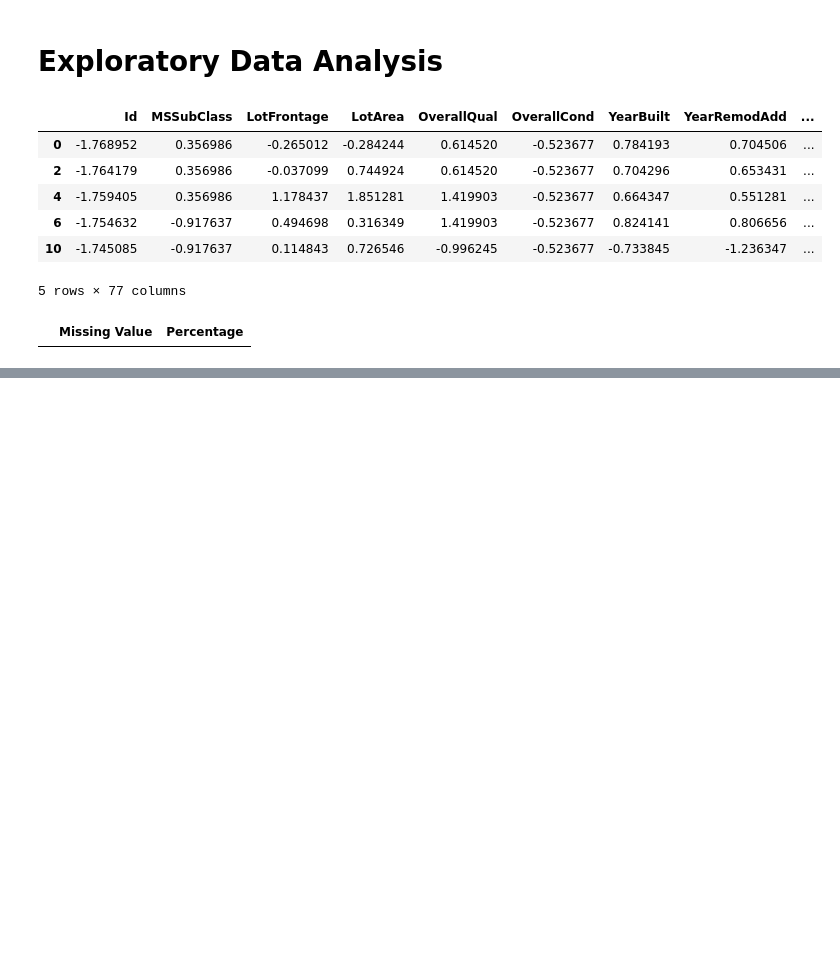
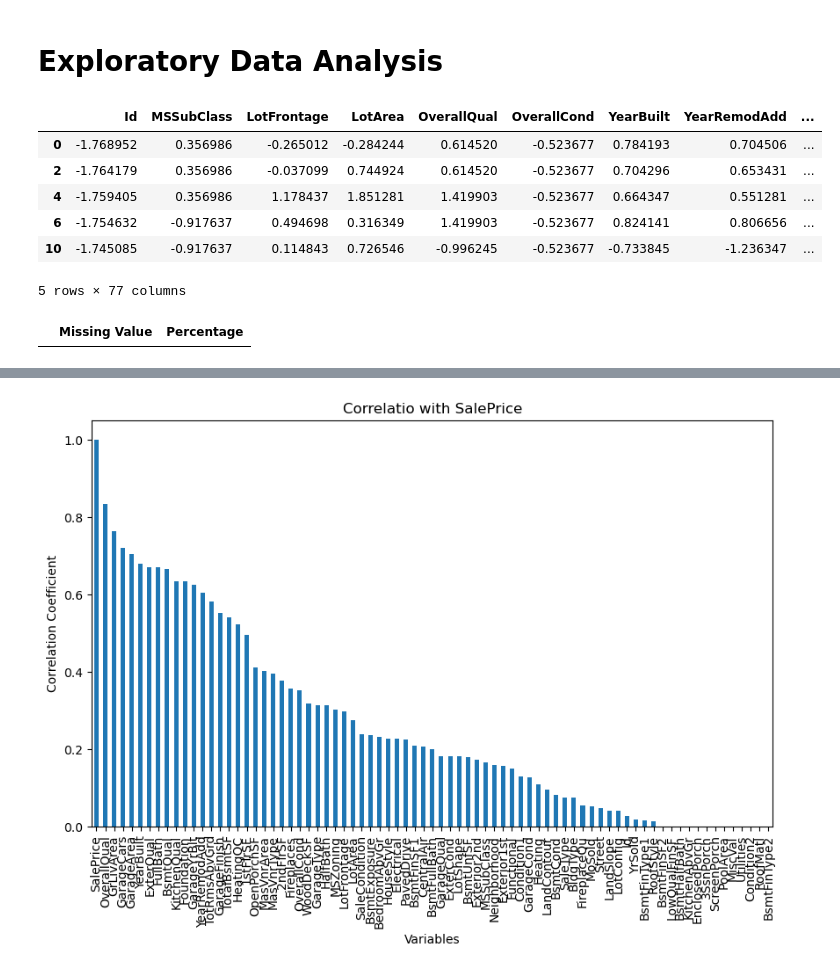
Before and after one commit to kurak57/house-price-project, a Jupyter notebook: house-prices-project.ipynb, the cells around one changed output, grey strips where cells are left out. Drawn from its saved outputs; the diff is of its cells as text; code cells hidden in the pictures; blank space fills up the shorter version.

```diff
--- a/house-prices-project.ipynb
+++ b/house-prices-project.ipynb
@@ -317,0 +370,15 @@ num_vars = df_lencoder.shape[1]
+# %%
+# melihat korelasi sale price (sebagai varibel target) dengan variable lain
+target_corr = df_lencoder.corr()['SalePrice']
+
+target_corr_sorted = target_corr.abs().sort_values(ascending=False)
+
+plt.figure(figsize=(10,6))
+target_corr_sorted.plot(kind='bar')
+plt.title('Correlatio with SalePrice')
+plt.ylabel('Correlation Coefficient')
+plt.xlabel('Variables')
+
+plt.show()
+# %% [output]
+[figure, added]
```
Also changed, not shown: parts of 6 cells of this notebook.
